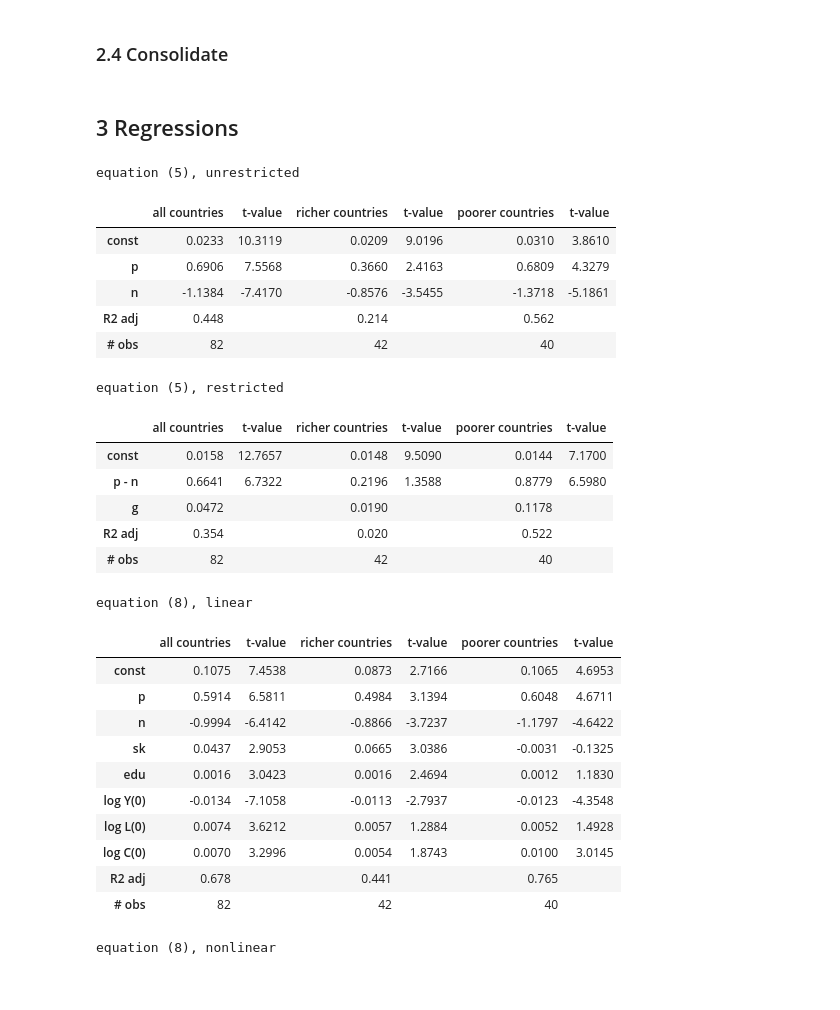
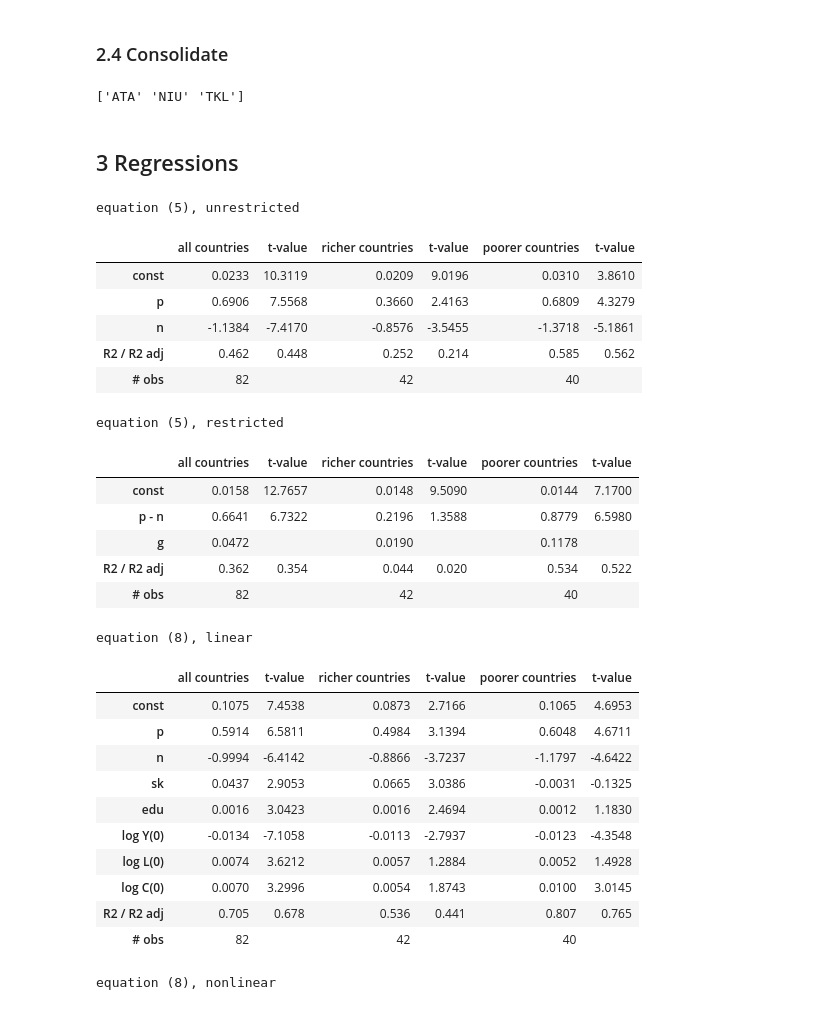
Before and after one commit to ylengwiler/ClimateVersusConvergence, a Jupyter notebook: ClimateVersusConvergence.ipynb, the cells around one changed output. Drawn from its saved outputs; the diff is of its cells as text; code cells hidden in the pictures.

```diff
--- a/ClimateVersusConvergence.ipynb
+++ b/ClimateVersusConvergence.ipynb
@@ -101,5 +106,14 @@ pik = pik.set_index('iso')
 # %% [markdown]
 ### 2.4 Consolidate
+# %%
+idx = (pik['C0']==0) | (pik['C1']==0)
+print(pik[idx].index.values)
+# ATA (Antarctica), NIU (Niue), and TKL (Tokelau) have zero emissions, which produces
+# an error when taking logs. These countries have no data in PWT and CSL, so they will
+# be removed later anyway. We remove them here already to avoid the log(0) warning later.
+pik = pik[~idx]
+# %% [output]
+['ATA' 'NIU' 'TKL']
 # %%
 dat = log(pwt0)
 dat = dat.join(log(pwt1), how='outer')
@@ -138,35 +152,36 @@ nsmpl = len(smpl)
 ## 3 Regressions
 # %%
 headers = ['all countries', 't-value', 'richer countries', 't-value', 'poorer countries', 't-value']
-rows    = ['const', 'p', 'n', 'R2 adj', '# obs']
+rows    = ['const', 'p', 'n', 'R2 / R2 adj', '# obs']
 results = [[''] * nsmpl*2 for _ in range(5)]
 
 for s in range(nsmpl):
     thisdat = dat.iloc[smpl[s]]
     endo = thisdat.gy
     exo  = thisdat[['p','n']]
     exo  = sm.add_constant(exo)
     nexo = exo.shape[1]
     est  = sm.OLS(endo, exo).fit()
     for c in range(nexo):
         results[c][2*s]   = "{:.4f}".format(est.params[c])
         results[c][2*s+1] = "{:.4f}".format(est.tvalues[c])
-    results[nexo][2*s]   = "{:.3f}".format(est.rsquared_adj)
+    results[nexo][2*s]   = "{:.3f}".format(est.rsquared)
+    results[nexo][2*s+1] = "{:.3f}".format(est.rsquared_adj)
     results[nexo+1][2*s] = str(int(est.nobs))
 
 print('equation (5), unrestricted')
 pd.DataFrame(results,rows,headers)
 # %% [output]
 equation (5), unrestricted
 |  | all countries | t-value | richer countries | t-value | poorer countries | t-value |
 | const | 0.0233 | 10.3119 | 0.0209 | 9.0196 | 0.0310 | 3.8610 |
 | p | 0.6906 | 7.5568 | 0.3660 | 2.4163 | 0.6809 | 4.3279 |
 | n | -1.1384 | -7.4170 | -0.8576 | -3.5455 | -1.3718 | -5.1861 |
-| R2 adj | 0.448 |  | 0.214 |  | 0.562 |  |
+| R2 / R2 adj | 0.462 | 0.448 | 0.252 | 0.214 | 0.585 | 0.562 |
 | # obs | 82 |  | 42 |  | 40 |  |
 # %%
 headers = ['all countries', 't-value', 'richer countries', 't-value', 'poorer countries', 't-value']
-rows    = ['const', 'p - n', 'g', 'R2 adj', '# obs']
+rows    = ['const', 'p - n', 'g', 'R2 / R2 adj', '# obs']
 results = [[''] * nsmpl*2 for _ in range(5)]
 
 for s in range(nsmpl):
@@ -181,9 +196,10 @@ for s in range(nsmpl):
     for c in range(nexo):
         results[c][2*s]   = "{:.4f}".format(est.params[c])
         results[c][2*s+1] = "{:.4f}".format(est.tvalues[c])
-    results[nexo][2*s]   = "{:.4f}".format(est.params[0]/(1-est.params[1]))
-    results[nexo+1][2*s] = "{:.3f}".format(est.rsquared_adj)
-    results[nexo+2][2*s] = str(int(est.nobs))
+    results[nexo][2*s]     = "{:.4f}".format(est.params[0]/(1-est.params[1]))
+    results[nexo+1][2*s]   = "{:.3f}".format(est.rsquared)
+    results[nexo+1][2*s+1] = "{:.3f}".format(est.rsquared_adj)
+    results[nexo+2][2*s]   = str(int(est.nobs))
 
 print('equation (5), restricted')
 pd.DataFrame(results,rows,headers)
@@ -193,11 +209,11 @@ equation (5), restricted
 | const | 0.0158 | 12.7657 | 0.0148 | 9.5090 | 0.0144 | 7.1700 |
 | p - n | 0.6641 | 6.7322 | 0.2196 | 1.3588 | 0.8779 | 6.5980 |
 | g | 0.0472 |  | 0.0190 |  | 0.1178 |  |
-| R2 adj | 0.354 |  | 0.020 |  | 0.522 |  |
+| R2 / R2 adj | 0.362 | 0.354 | 0.044 | 0.020 | 0.534 | 0.522 |
 | # obs | 82 |  | 42 |  | 40 |  |
 # %%
 headers = ['all countries', 't-value', 'richer countries', 't-value', 'poorer countries', 't-value']
-rows    = ['const', 'p', 'n', 'sk', 'edu', 'log Y(0)', 'log L(0)', 'log C(0)', 'R2 adj', '# obs']
+rows    = ['const', 'p', 'n', 'sk', 'edu', 'log Y(0)', 'log L(0)', 'log C(0)', 'R2 / R2 adj', '# obs']
 results = [[''] * nsmpl*2 for _ in range(10)]
 
 for s in range(nsmpl):
@@ -210,7 +226,8 @@ for s in range(nsmpl):
     for c in range(nexo):
         results[c][2*s]   = "{:.4f}".format(est.params[c])
         results[c][2*s+1] = "{:.4f}".format(est.tvalues[c])
-    results[nexo][2*s]   = "{:.3f}".format(est.rsquared_adj)
+    results[nexo][2*s]   = "{:.3f}".format(est.rsquared)
+    results[nexo][2*s+1] = "{:.3f}".format(est.rsquared_adj)
     results[nexo+1][2*s] = str(int(est.nobs))
 
 print('equation (8), linear')
@@ -226,7 +243,7 @@ equation (8), linear
 | log Y(0) | -0.0134 | -7.1058 | -0.0113 | -2.7937 | -0.0123 | -4.3548 |
 | log L(0) | 0.0074 | 3.6212 | 0.0057 | 1.2884 | 0.0052 | 1.4928 |
 | log C(0) | 0.0070 | 3.2996 | 0.0054 | 1.8743 | 0.0100 | 3.0145 |
-| R2 adj | 0.678 |  | 0.441 |  | 0.765 |  |
+| R2 / R2 adj | 0.705 | 0.678 | 0.536 | 0.441 | 0.807 | 0.765 |
 | # obs | 82 |  | 42 |  | 40 |  |
 # %%
 def model(coef):
```
Also changed, not shown: parts of 3 cells of this notebook.
